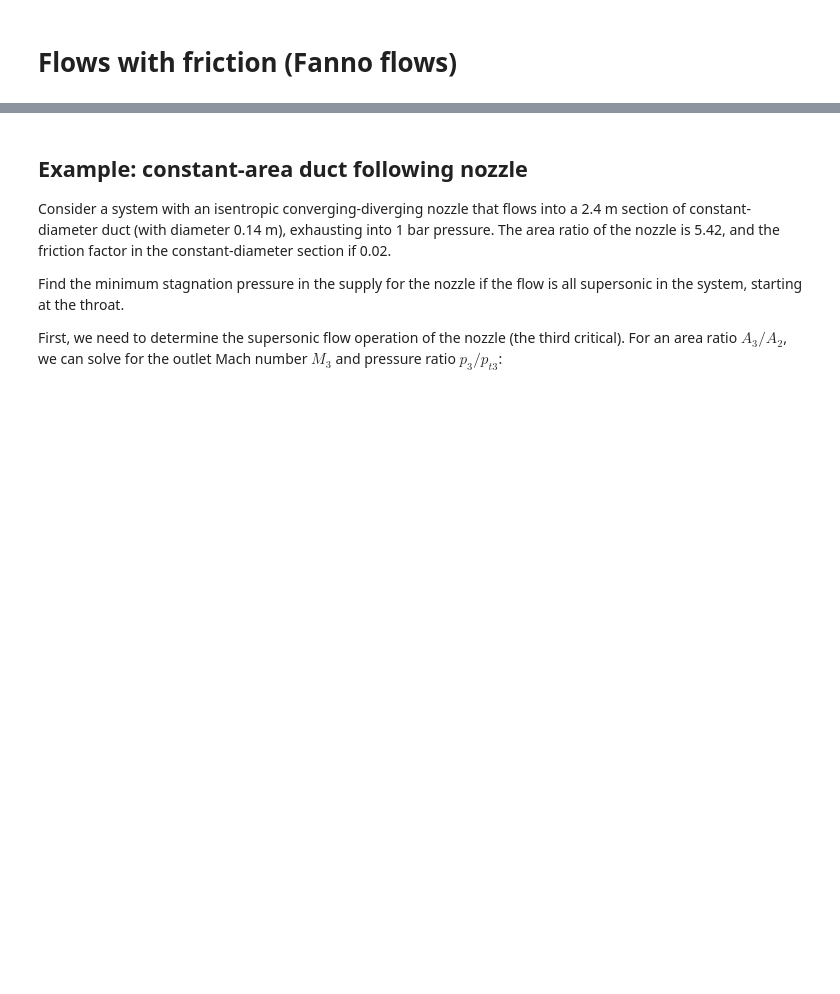
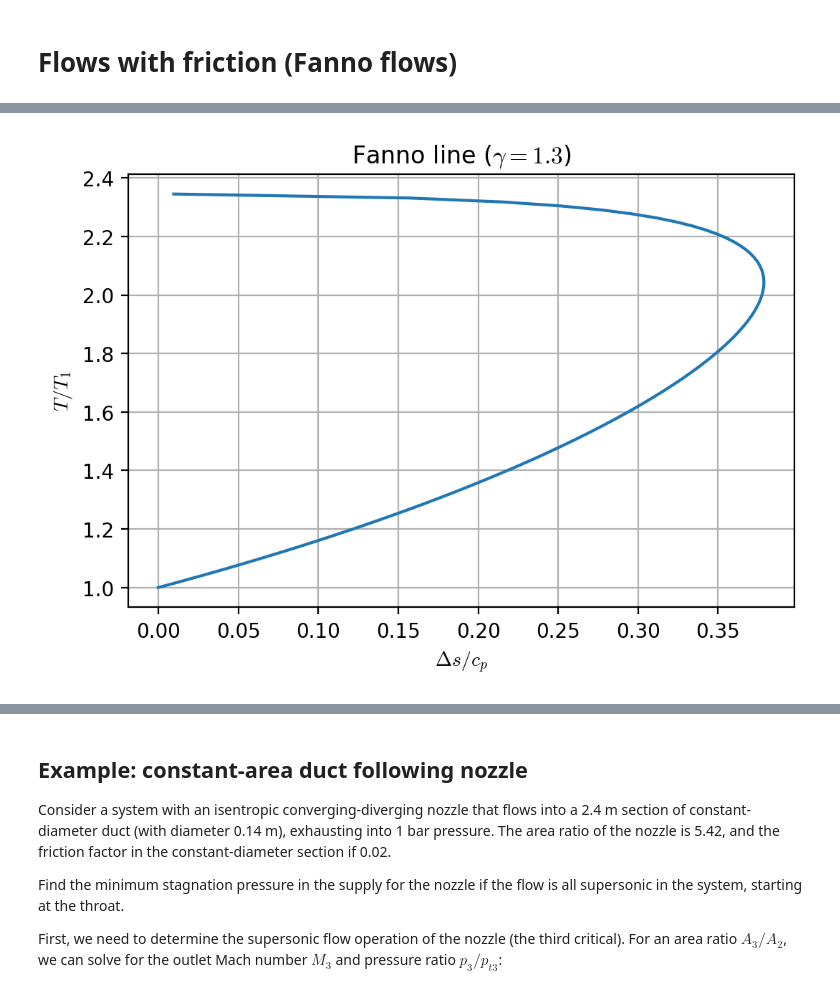
Before and after one commit to kyleniemeyer/gas-dynamics-notes, a Jupyter notebook: book/compressible-flows/friction.ipynb, the cells around one changed output, grey strips where cells are left out. Cells and saved outputs as stored; diff of their text form; code cells hidden in the pictures; blank space fills up the shorter version.

```diff
--- a/book/compressible-flows/friction.ipynb
+++ b/book/compressible-flows/friction.ipynb
@@ -17,6 +17,7 @@ import matplotlib_inline.backend_inline
 matplotlib_inline.backend_inline.set_matplotlib_formats('pdf', 'png')
 plt.rcParams['figure.dpi']= 200
 plt.rcParams['savefig.dpi'] = 200
+plt.rcParams['mathtext.fontset'] = 'cm'
 # %% [markdown]
 After area change, friction is another important factor that controls compressible flow.
 (Heat transfer is the third main factor.)
@@ -45,0 +90,20 @@ So, we have a relationship between $h$ and $\rho$ (or $v$) in a Fanno flow.
+# %%
+gamma = 1.3
+M1 = 3.0
+Tt_T1 = 1 + 0.5*(gamma-1)*M1**2
+
+T_T1 = np.linspace(1.0, 2.345, 100)
+delta_s_cp = (1/gamma)*np.log(T_T1) + (gamma-1)*np.log((Tt_T1 - T_T1)/(Tt_T1 - 1)) / (2*gamma)
+
+fig, ax = plt.subplots()
+
+ax.plot(delta_s_cp, T_T1)
+ax.set_title(r'Fanno line ($\gamma = 1.3$)')
+ax.set_xlabel(r'$\Delta s / c_p$')
+ax.set_ylabel(r'$T / T_1$')
+ax.grid(True)
+#plt.savefig('fanno-line.png')
+plt.show()
+plt.close()
+# %% [output]
+[figure, added]
```
Also changed, not shown: parts of 5 cells of this notebook, 14 other files.
